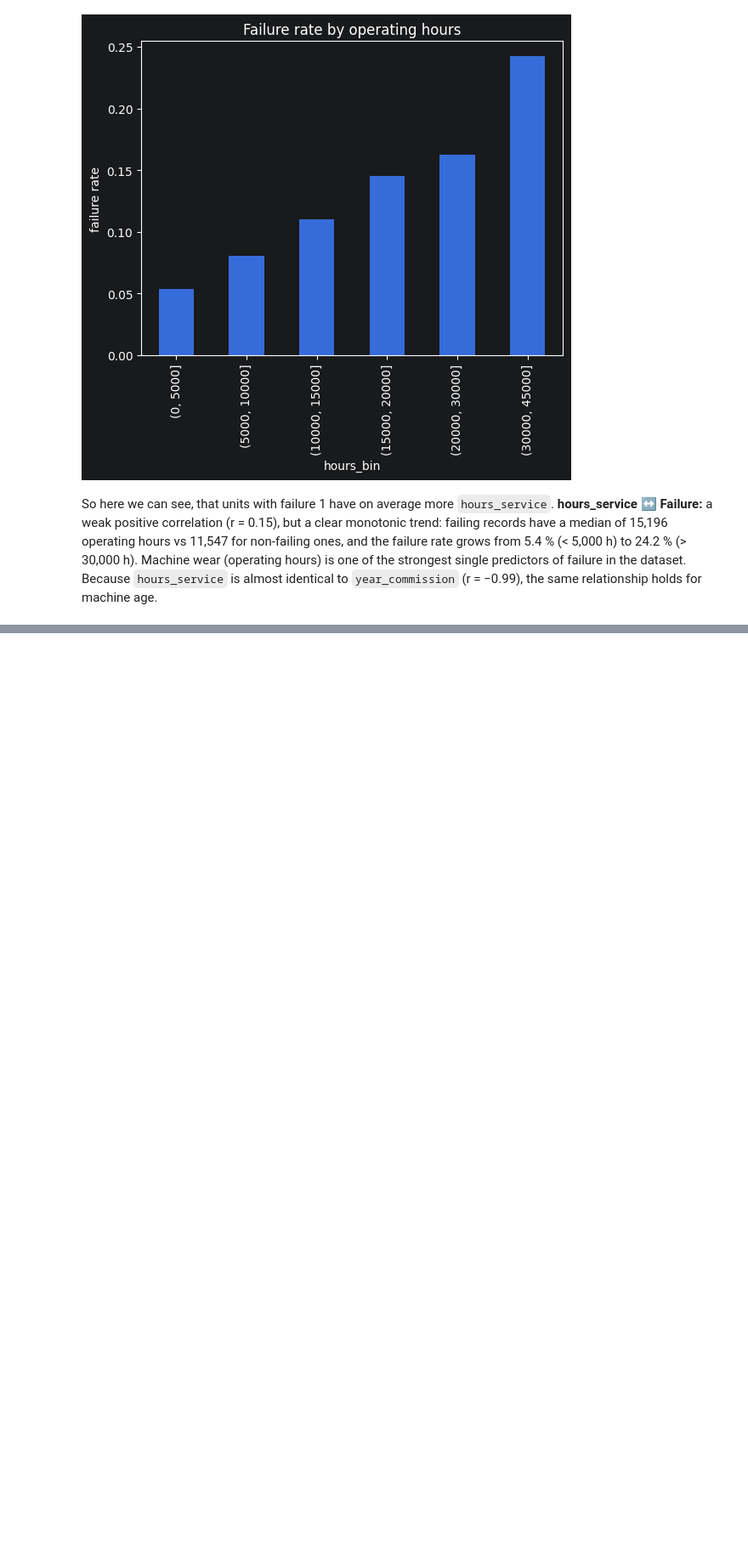
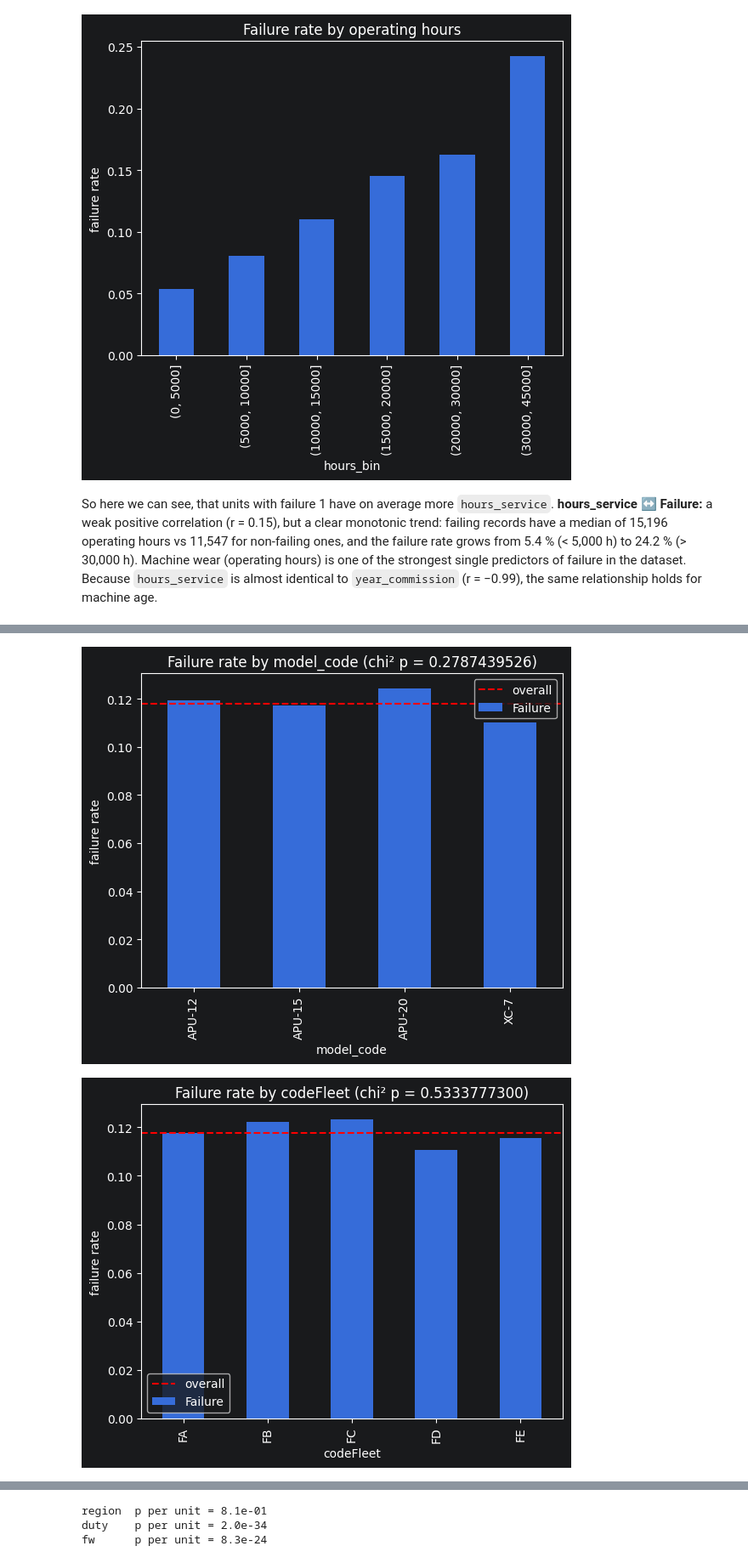
Before and after one commit to yegor-vin/Intelligent-data-analysis--project, a Jupyter notebook: phase-1.ipynb, the cells around one changed output, grey strips where cells are left out. Shown at 85% size. Cells and saved outputs as stored; diff of their text form; code cells hidden in the pictures; blank space fills up the shorter version.

```diff
--- a/phase-1.ipynb
+++ b/phase-1.ipynb
@@ -650,0 +650,16 @@ to `year_commission` (r = −0.99), the same relationship holds for machine age.
+# %%
+r = readings[["id_unit"] + rdngsAtt + ["Failure"]].copy()
+r["oilTemperature"] = r["oilTemperature"].replace(-999, np.nan)
+r["currentMotor"]   = r["currentMotor"].replace(99, np.nan)
+
+gw = gateways.dropna(subset=["id_unit"])[["id_unit", "signal_dbm", "firmware_version", "modelHardware", "Lat", "Lon"]]
+
+unts = units[["id_unit", "hours_service", "year_commission", "duty_class",
+            "model_code", "codeFleet", "line_code", "manufacturer", "region_install"]]
+full = r.merge(unts, on="id_unit").merge(gw, on="id_unit")
+
+duty_map = {"1": "light", "L": "light", "light": "light",
+            "2": "normal", "N": "normal", "normal": "normal", "med": "normal",
+            "3": "heavy", "H": "heavy", "heavy": "heavy"}
+full["duty"] = full["duty_class"].str.strip().map(duty_map)
+full.head()
@@ -650,0 +682,12 @@ to `year_commission` (r = −0.99), the same relationship holds for machine age.
+# %%
+predArr = full.select_dtypes("number").columns.drop(["id_unit", "Failure"])
+rows = []
+for c in predArr:
+    s = full[[c, "Failure"]].dropna()
+    f1, f0 = s.loc[s["Failure"] == 1, c], s.loc[s["Failure"] == 0, c]
+    rows.append({"attribute": c,
+                 "r": s[c].corr(s["Failure"]),
+                 "median_F0": f0.median(), "median_F1": f1.median(),
+                 "p_value": mannwhitneyu(f1, f0).pvalue})
+numTable = pd.DataFrame(rows).set_index("attribute").sort_values("r", key=abs, ascending=False)
+numTable.round(5)
@@ -650,0 +741,20 @@ to `year_commission` (r = −0.99), the same relationship holds for machine age.
+# %%
+
+predArr = full.select_dtypes("object").columns.drop("duty_class")
+for c in predArr:
+    p = chi2_contingency(pd.crosstab(full[c], full["Failure"]))[1]
+    rate = full.groupby(c)["Failure"].mean()
+    rate.plot(kind="bar", title=f"Failure rate by {c} (chi² p = {p:.10f})")
+    plt.axhline(full["Failure"].mean(), color="red", linestyle="--", label="overall")
+    plt.ylabel("failure rate"); plt.legend(); plt.show()
+
+per_unit = full.groupby("id_unit").agg(region=("region_install", "first"),
+                                       duty=("duty", "first"),
+                                       fw=("firmware_version", "first"),
+                                       failed=("Failure", "max"))
+for c in ["region", "duty", "fw"]:
+    p = chi2_contingency(pd.crosstab(per_unit[c], per_unit["failed"]))[1]
+    print(f"{c:7} p per unit = {p:.1e}")
+# %% [output]
+[figure, added]
+[figure, added]
@@ -650,0 +767,3 @@ to `year_commission` (r = −0.99), the same relationship holds for machine age.
+region  p per unit = 8.1e-01
+duty    p per unit = 2.0e-34
+fw      p per unit = 8.3e-24
```
Also changed, not shown: parts of 12 cells of this notebook.
